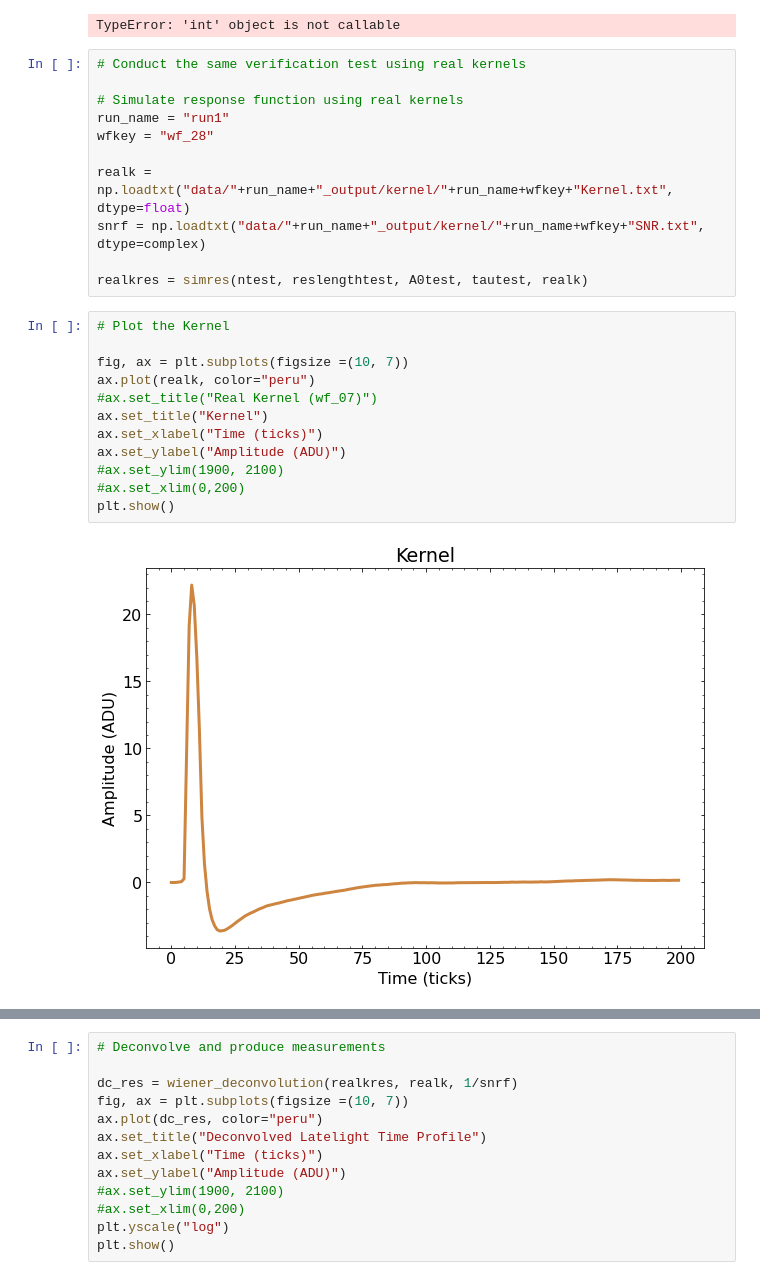
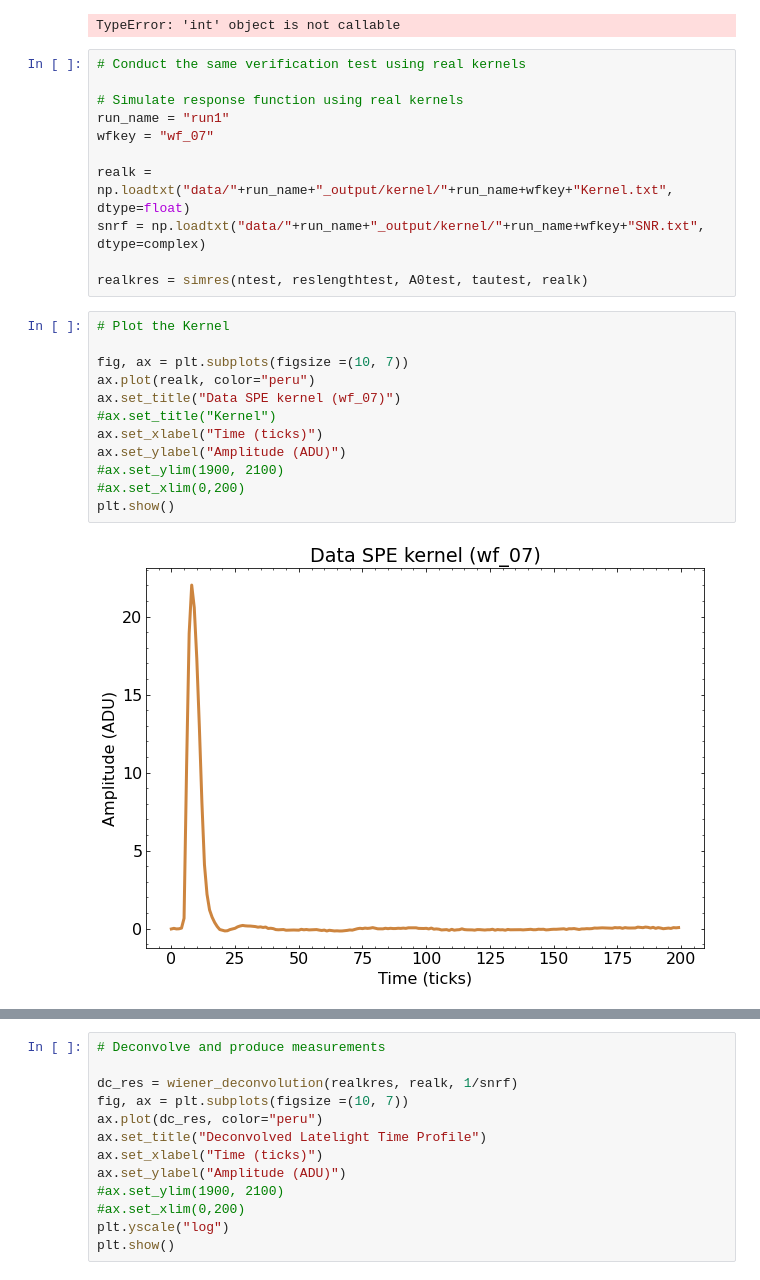
Before and after one commit to EdgarMao/latelight, a Jupyter notebook: ClosureTest.ipynb, the cells around one changed output, grey strips where cells are left out. Drawn from its saved outputs; the diff is of its cells as text.

Commit message:
Update ClosureTest.ipynb
Implement some new plotting features

```diff
--- a/ClosureTest.ipynb
+++ b/ClosureTest.ipynb
@@ -203,7 +203,7 @@ TypeError: 'int' object is not callable
 
 # Simulate response function using real kernels
 run_name = "run1"
-wfkey = "wf_28"
+wfkey = "wf_07"
 
 realk = np.loadtxt("data/"+run_name+"_output/kernel/"+run_name+wfkey+"Kernel.txt", dtype=float)
 snrf = np.loadtxt("data/"+run_name+"_output/kernel/"+run_name+wfkey+"SNR.txt", dtype=complex)
@@ -212,17 +212,17 @@ realkres = simres(ntest, reslengthtest, A0test, tautest, realk)
 # %%
 # Plot the Kernel
 
 fig, ax = plt.subplots(figsize =(10, 7))
 ax.plot(realk, color="peru")
-#ax.set_title("Real Kernel (wf_07)")
-ax.set_title("Kernel")
+ax.set_title("Data SPE kernel (wf_07)")
+#ax.set_title("Kernel")
 ax.set_xlabel("Time (ticks)")
 ax.set_ylabel("Amplitude (ADU)")
 #ax.set_ylim(1900, 2100)
 #ax.set_xlim(0,200)
 plt.show()
 # %% [output]
-[figure, old version]
+[figure, new version]
 # %%
 fig, ax = plt.subplots(figsize =(10, 7))
 ax.plot(realkres, color="peru", label="Convolved Light Yield")
```
Also changed, not shown: parts of 6 cells of this notebook.
